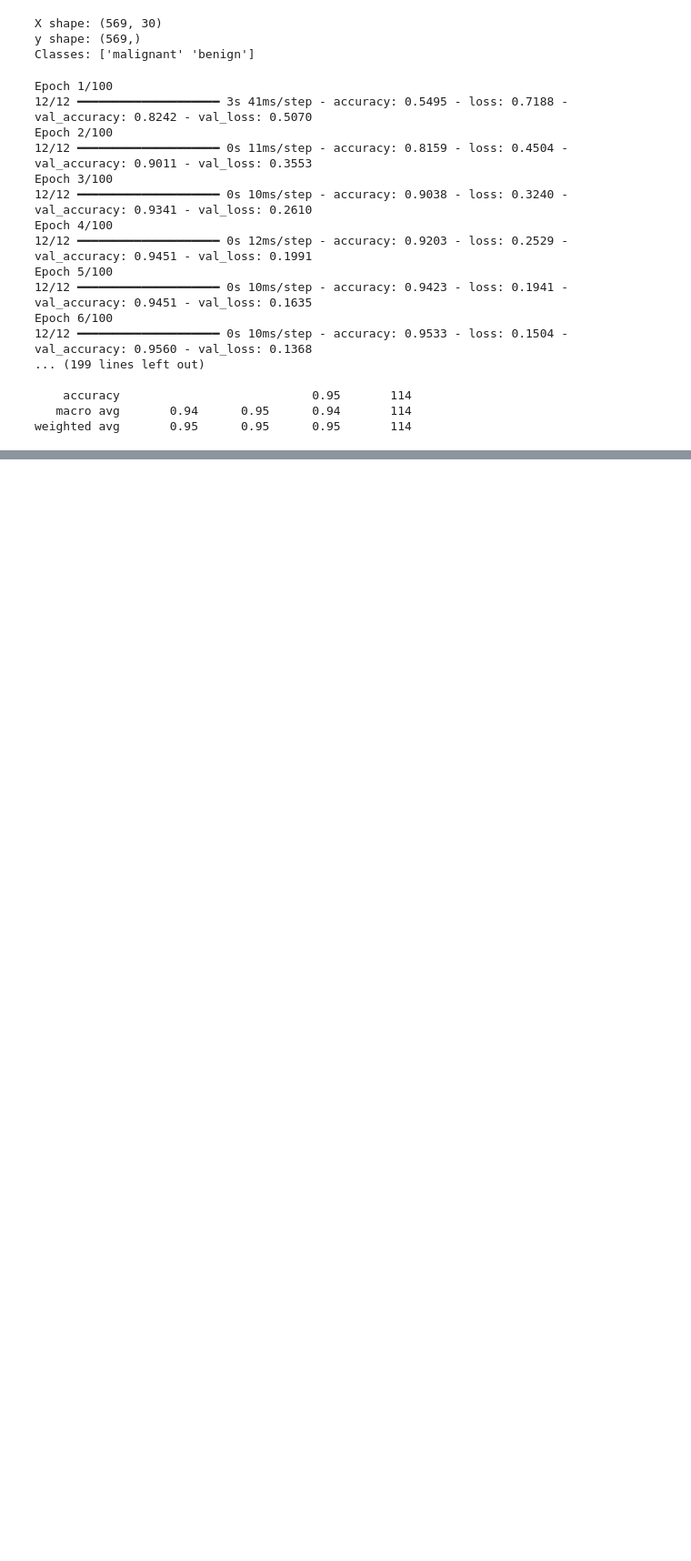
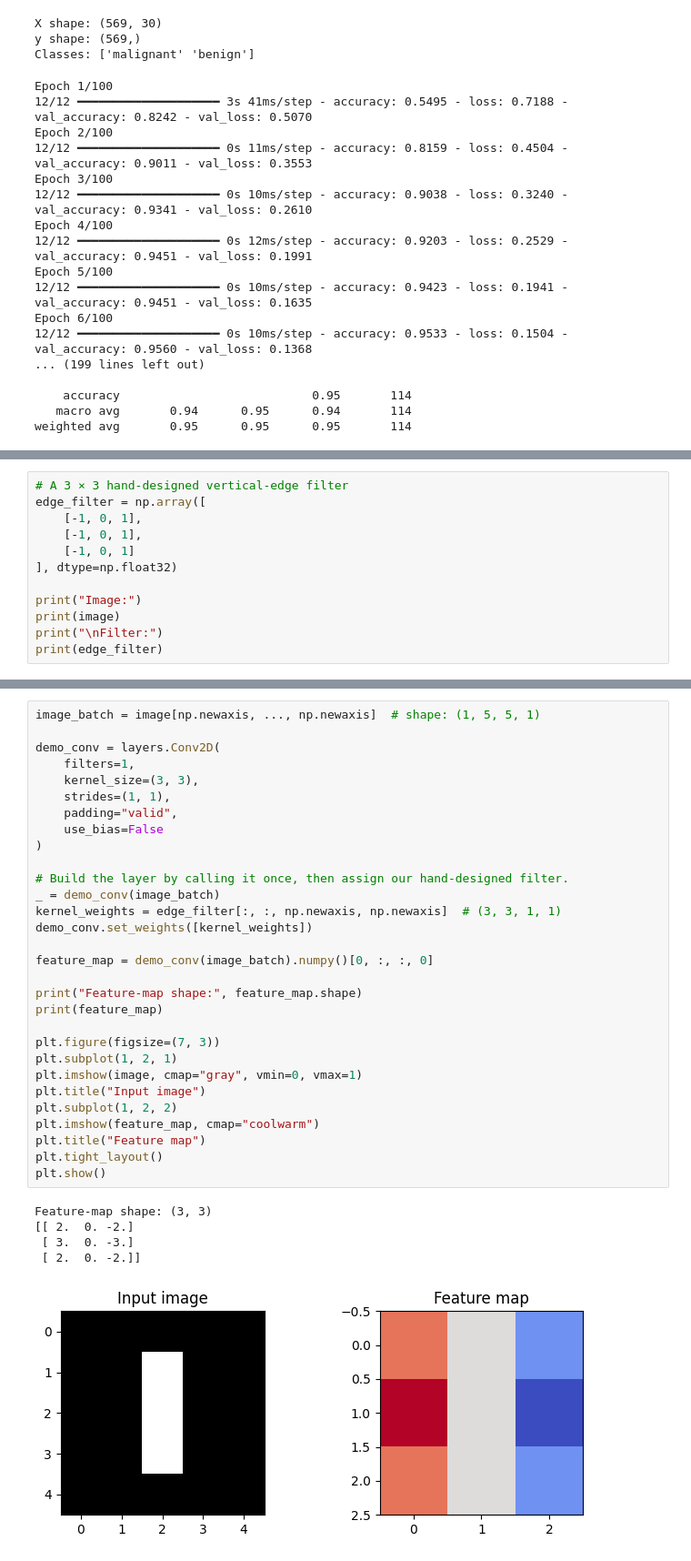
Before and after one commit to danial212k/NIAI_Netsol_Tasks, a Jupyter notebook: Muhammad_Danial_Batch_3/Class_Tasks_Solutions/All_Tasks.ipynb, the cells around one changed output, grey strips where cells are left out. Shown at 91% size. Drawn from its saved outputs; the diff is of its cells as text; blank space fills up the shorter version.

```diff
--- a/Muhammad_Danial_Batch_3/Class_Tasks_Solutions/All_Tasks.ipynb
+++ b/Muhammad_Danial_Batch_3/Class_Tasks_Solutions/All_Tasks.ipynb
@@ -5979,0 +6015,12 @@ weighted avg       0.95      0.95      0.95       114
+# %%
+# A 3 × 3 hand-designed vertical-edge filter
+edge_filter = np.array([
+    [-1, 0, 1],
+    [-1, 0, 1],
+    [-1, 0, 1]
+], dtype=np.float32)
+
+print("Image:")
+print(image)
+print("\nFilter:")
+print(edge_filter)
@@ -5979,0 +6039,36 @@ weighted avg       0.95      0.95      0.95       114
+# %%
+image_batch = image[np.newaxis, ..., np.newaxis]  # shape: (1, 5, 5, 1)
+
+demo_conv = layers.Conv2D(
+    filters=1,
+    kernel_size=(3, 3),
+    strides=(1, 1),
+    padding="valid",
+    use_bias=False
+)
+
+# Build the layer by calling it once, then assign our hand-designed filter.
+_ = demo_conv(image_batch)
+kernel_weights = edge_filter[:, :, np.newaxis, np.newaxis]  # (3, 3, 1, 1)
+demo_conv.set_weights([kernel_weights])
+
+feature_map = demo_conv(image_batch).numpy()[0, :, :, 0]
+
+print("Feature-map shape:", feature_map.shape)
+print(feature_map)
+
+plt.figure(figsize=(7, 3))
+plt.subplot(1, 2, 1)
+plt.imshow(image, cmap="gray", vmin=0, vmax=1)
+plt.title("Input image")
+plt.subplot(1, 2, 2)
+plt.imshow(feature_map, cmap="coolwarm")
+plt.title("Feature map")
+plt.tight_layout()
+plt.show()
+# %% [output]
+Feature-map shape: (3, 3)
+[[ 2.  0. -2.]
+ [ 3.  0. -3.]
+ [ 2.  0. -2.]]
+[figure, added]
```
Also changed, not shown: parts of 35 cells of this notebook, 3 other files.
